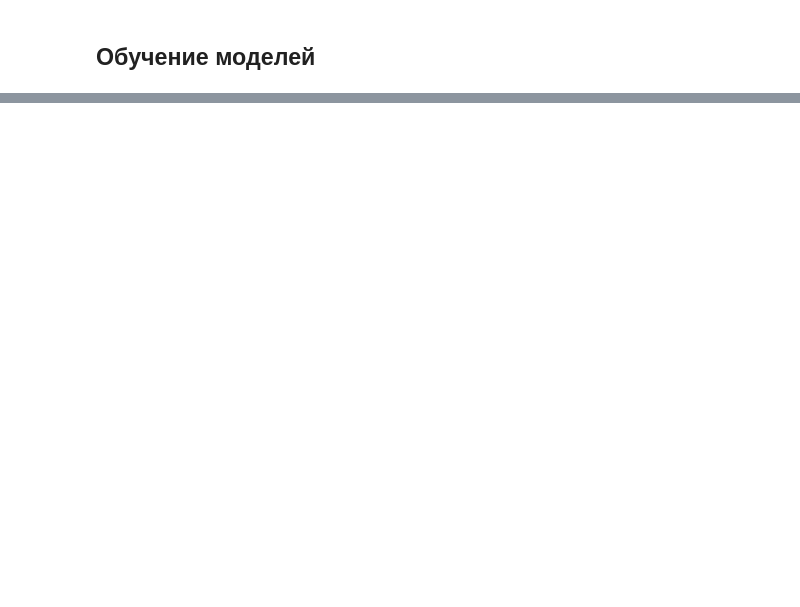
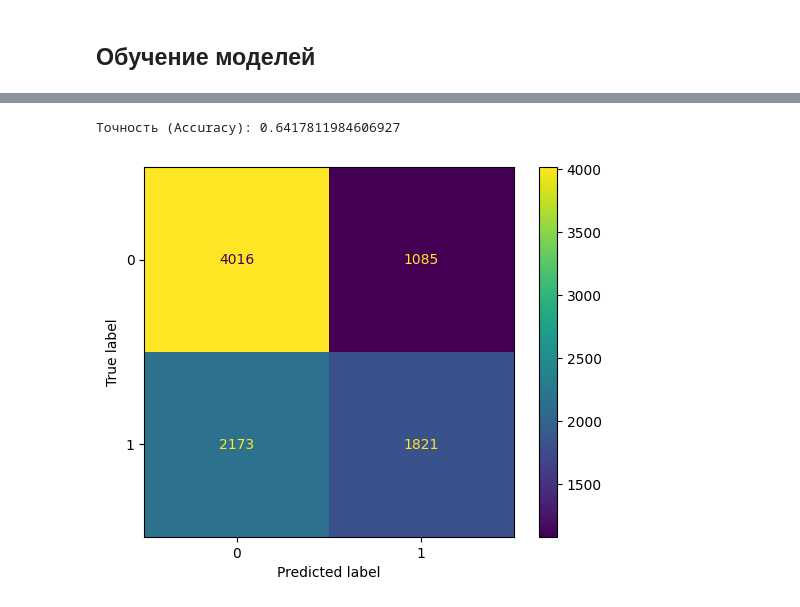
Before and after one commit to Maximrez/Chemical-Prediction, a Jupyter notebook: chem_gpt_usage.ipynb, the cells around one changed output, grey strips where cells are left out. Drawn from its saved outputs; the diff is of its cells as text; code cells hidden in the pictures; blank space fills up the shorter version.

```diff
--- a/chem_gpt_usage.ipynb
+++ b/chem_gpt_usage.ipynb
@@ -249,0 +284,6 @@ plt.scatter(y_pred, y_test);
+# %%
+from catboost import CatBoostClassifier
+
+model = CatBoostClassifier(iterations=100)
+# %%
+model.fit(X_train, y_train);
@@ -249,0 +308,13 @@ plt.scatter(y_pred, y_test);
+# %%
+y_pred = model.predict(X_test)
+
+count_classification_metrics(y_test, y_pred)
+# %% [output]
+Точность (Accuracy): 0.6417811984606927
+# %%
+cm = confusion_matrix(y_test, y_pred)
+disp = ConfusionMatrixDisplay(confusion_matrix=cm)
+disp.plot()
+plt.show()
+# %% [output]
+[figure, added]
```
Also changed, not shown: parts of 23 cells of this notebook.
